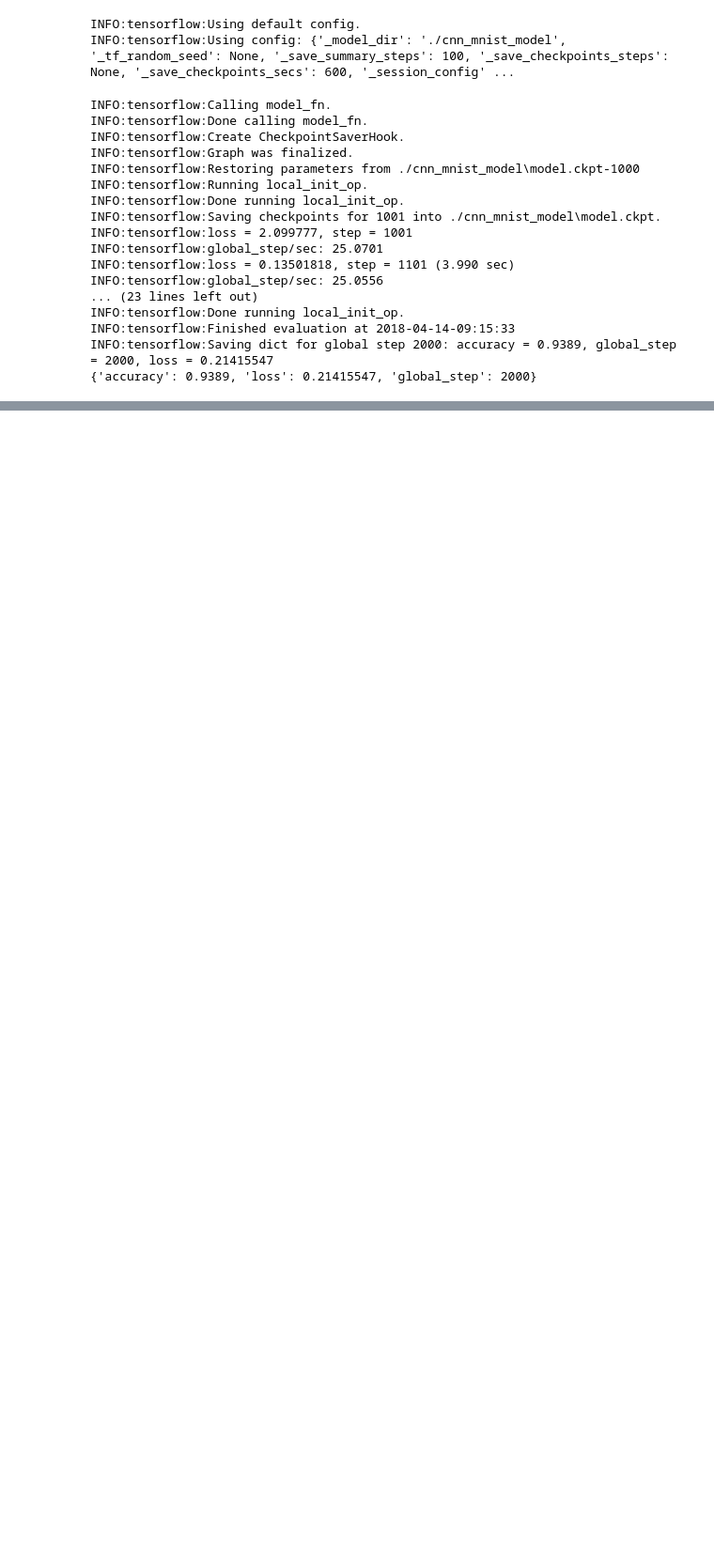
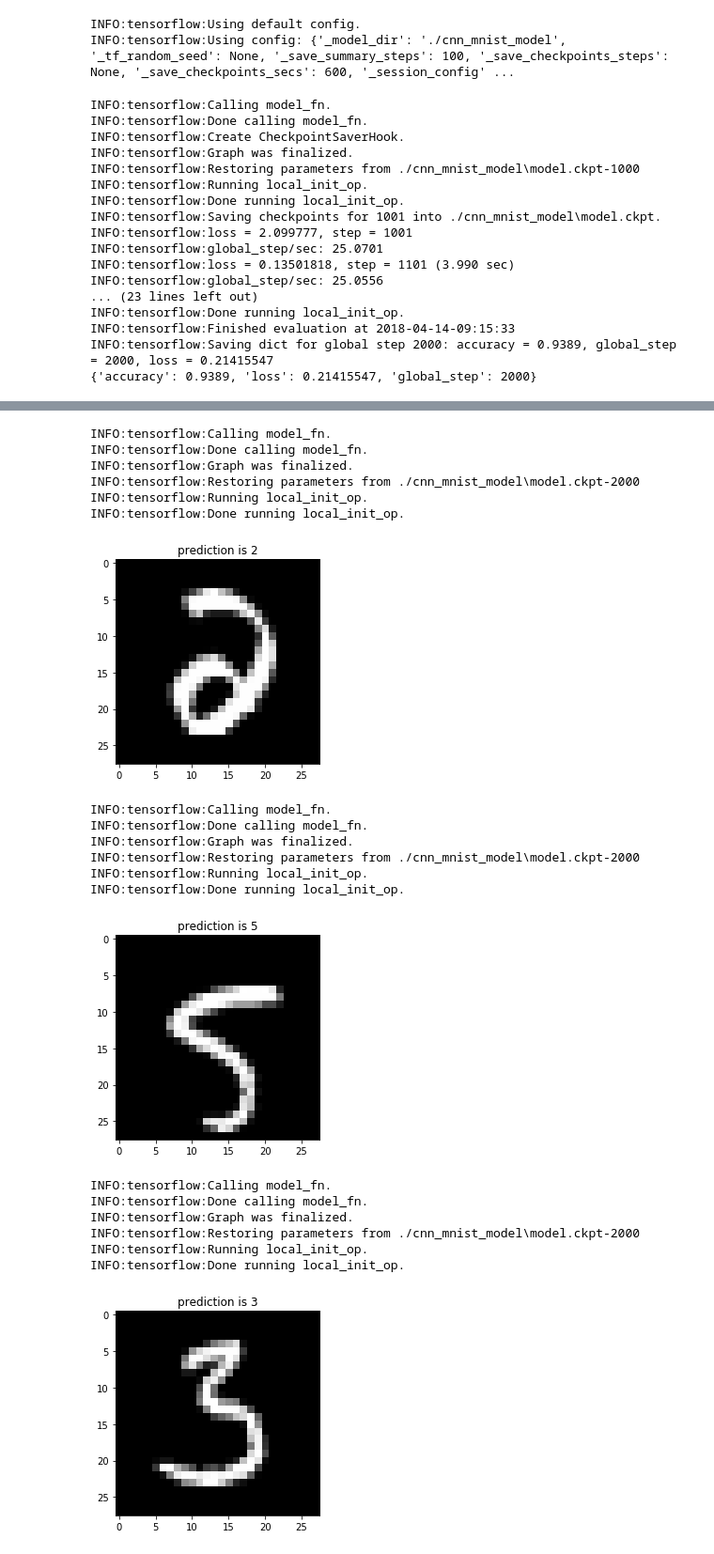
Before and after one commit to ilredirana/image-classification-from-scratch, a Jupyter notebook: image-classification-from-scratch.ipynb, the cells around one changed output, grey strips where cells are left out. Shown at 94% size. Saved outputs shown, nothing was run; the diff lists cells and outputs as text; code cells hidden in the pictures; blank space fills up the shorter version.

```diff
--- a/image-classification-from-scratch.ipynb
+++ b/image-classification-from-scratch.ipynb
@@ -609,0 +612,35 @@ tf.train.init_from_checkpoint(params.get("checkpoint"), {v.name.split(':')[0]: v
+# %%
+%matplotlib inline
+for i in np.random.randint(10000, size=10):
+    predict_input_fn = tf.estimator.inputs.numpy_input_fn(
+        x={"input": np.expand_dims(eval_data[i], 0)},
+        batch_size=1,
+        shuffle=False
+    )
+    predictions = cnn_mnist_classifier.predict(predict_input_fn)
+    for prediction in predictions:
+        plt.title('prediction is {label}'.format(label=prediction.get("classes")))
+        plt.imshow(eval_data[i].reshape([28, 28]), cmap='gray')
+        plt.show()
+# %% [output]
+INFO:tensorflow:Calling model_fn.
+INFO:tensorflow:Done calling model_fn.
+INFO:tensorflow:Graph was finalized.
+INFO:tensorflow:Restoring parameters from ./cnn_mnist_model\model.ckpt-2000
+INFO:tensorflow:Running local_init_op.
+INFO:tensorflow:Done running local_init_op.
+[figure, added]
+INFO:tensorflow:Calling model_fn.
+INFO:tensorflow:Done calling model_fn.
+INFO:tensorflow:Graph was finalized.
+INFO:tensorflow:Restoring parameters from ./cnn_mnist_model\model.ckpt-2000
+INFO:tensorflow:Running local_init_op.
+INFO:tensorflow:Done running local_init_op.
+[figure, added]
+INFO:tensorflow:Calling model_fn.
+INFO:tensorflow:Done calling model_fn.
+INFO:tensorflow:Graph was finalized.
+INFO:tensorflow:Restoring parameters from ./cnn_mnist_model\model.ckpt-2000
+INFO:tensorflow:Running local_init_op.
+INFO:tensorflow:Done running local_init_op.
+[figure, added]
```
Also changed, not shown: parts of 3 cells of this notebook.
